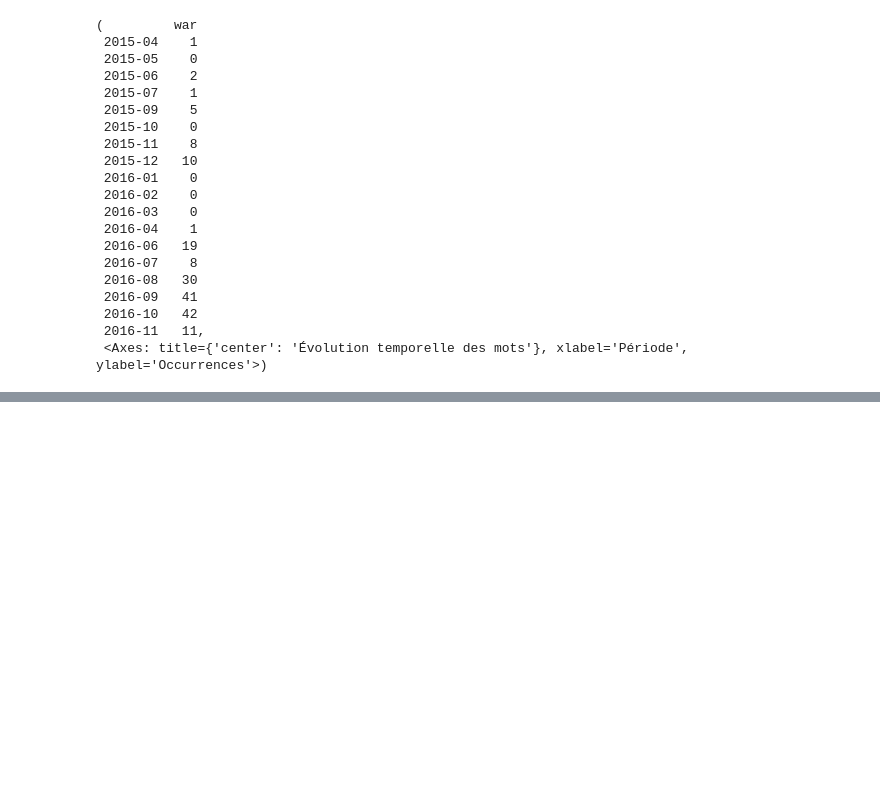
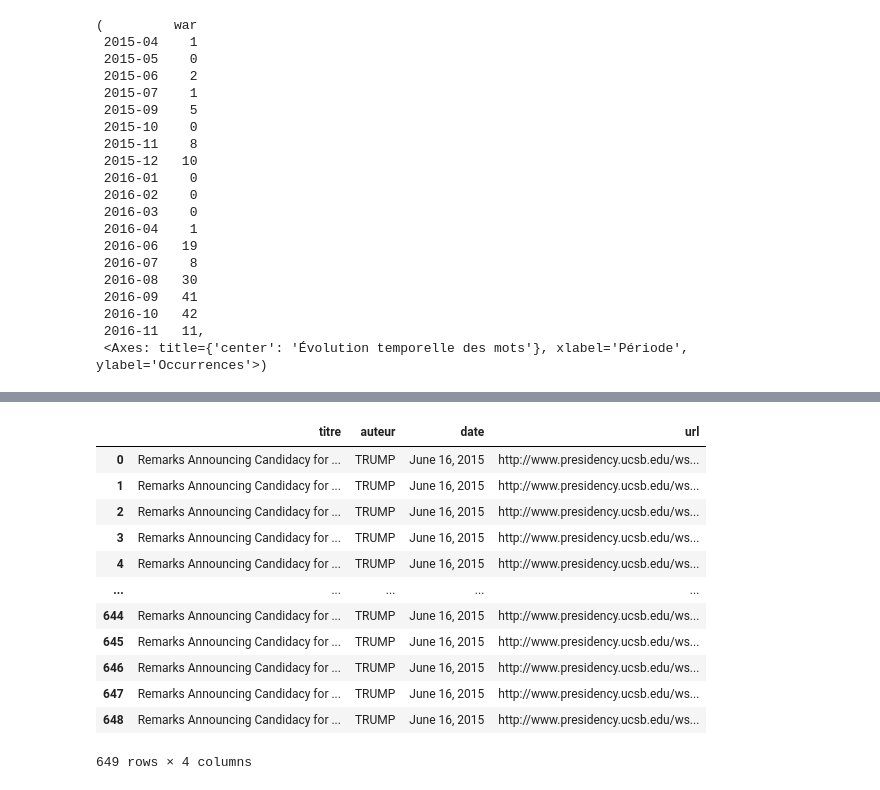
Before and after one commit to yousra-bouhanna/Pysearch, a Jupyter notebook: interface.ipynb, the cells around one changed output, grey strips where cells are left out. Saved outputs shown, nothing was run; the diff lists cells and outputs as text; code cells hidden in the pictures; blank space fills up the shorter version.

```diff
--- a/interface.ipynb
+++ b/interface.ipynb
@@ -248,0 +310,17 @@ discours.evolution_temporelle(mot, "M")
+# %%
+# Faire une recherche sur la date
+moteur.search_date("June 16, 2015", 10)
+# %% [output]
+|  | titre | auteur | date | url |
+| 0 | Remarks Announcing Candidacy for ... | TRUMP | June 16, 2015 | http://www.presidency.ucsb.edu/ws... |
+| 1 | Remarks Announcing Candidacy for ... | TRUMP | June 16, 2015 | http://www.presidency.ucsb.edu/ws... |
+| 2 | Remarks Announcing Candidacy for ... | TRUMP | June 16, 2015 | http://www.presidency.ucsb.edu/ws... |
+| 3 | Remarks Announcing Candidacy for ... | TRUMP | June 16, 2015 | http://www.presidency.ucsb.edu/ws... |
+| 4 | Remarks Announcing Candidacy for ... | TRUMP | June 16, 2015 | http://www.presidency.ucsb.edu/ws... |
+| ... | ... | ... | ... | ... |
+| 644 | Remarks Announcing Candidacy for ... | TRUMP | June 16, 2015 | http://www.presidency.ucsb.edu/ws... |
+| 645 | Remarks Announcing Candidacy for ... | TRUMP | June 16, 2015 | http://www.presidency.ucsb.edu/ws... |
+| 646 | Remarks Announcing Candidacy for ... | TRUMP | June 16, 2015 | http://www.presidency.ucsb.edu/ws... |
+| 647 | Remarks Announcing Candidacy for ... | TRUMP | June 16, 2015 | http://www.presidency.ucsb.edu/ws... |
+| 648 | Remarks Announcing Candidacy for ... | TRUMP | June 16, 2015 | http://www.presidency.ucsb.edu/ws... |
+649 rows × 4 columns
```
Also changed, not shown: parts of 7 cells of this notebook, 4 other files.
